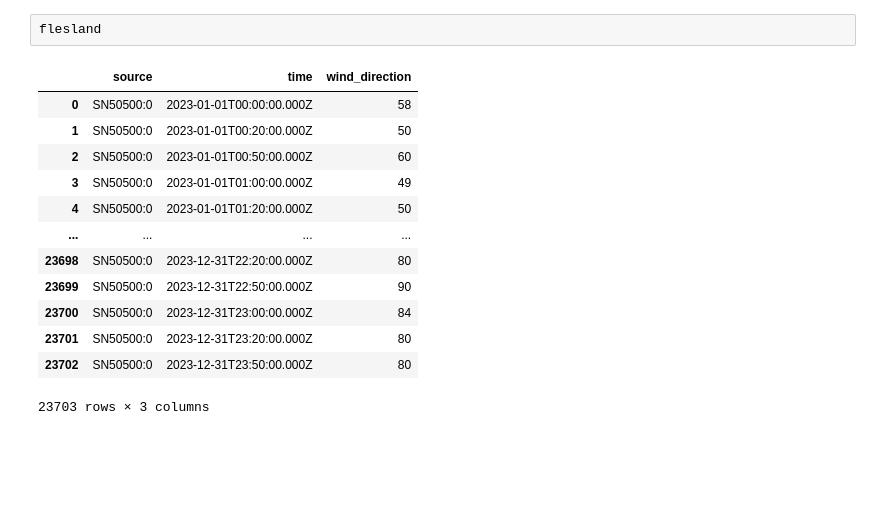
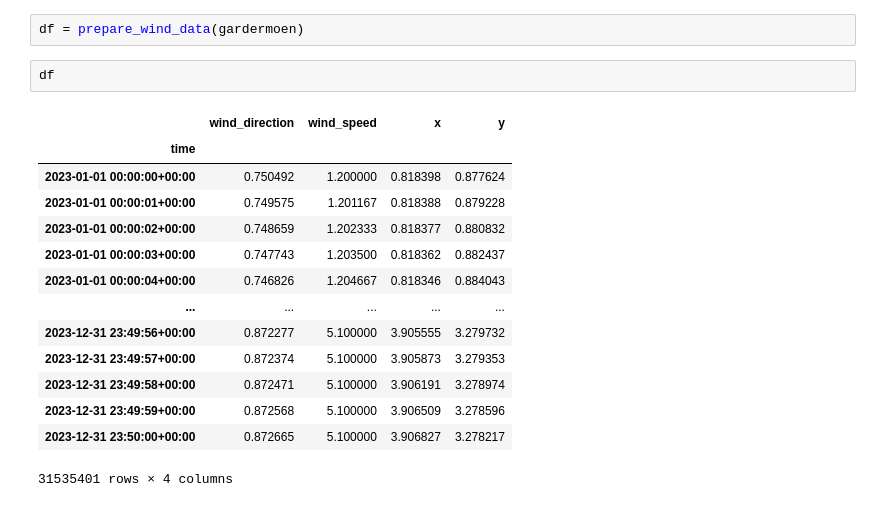
Before and after one commit to tobbensol/masters-thesis, a Jupyter notebook: FROST_API_TEST.ipynb, the cells around one changed output. Drawn from its saved outputs; the diff is of its cells as text; blank space fills up the shorter version.

Commit message:
put wind data in the needed format

```diff
--- a/FROST_API_TEST.ipynb
+++ b/FROST_API_TEST.ipynb
@@ -22,16 +23,19 @@ gardermoen
-# %%
-flesland
-# %% [output]
-|  | source | time | wind_direction |
-| 0 | SN50500:0 | 2023-01-01T00:00:00.000Z | 58 |
-| 1 | SN50500:0 | 2023-01-01T00:20:00.000Z | 50 |
-| 2 | SN50500:0 | 2023-01-01T00:50:00.000Z | 60 |
-| 3 | SN50500:0 | 2023-01-01T01:00:00.000Z | 49 |
-| 4 | SN50500:0 | 2023-01-01T01:20:00.000Z | 50 |
-| ... | ... | ... | ... |
-| 23698 | SN50500:0 | 2023-12-31T22:20:00.000Z | 80 |
-| 23699 | SN50500:0 | 2023-12-31T22:50:00.000Z | 90 |
-| 23700 | SN50500:0 | 2023-12-31T23:00:00.000Z | 84 |
-| 23701 | SN50500:0 | 2023-12-31T23:20:00.000Z | 80 |
-| 23702 | SN50500:0 | 2023-12-31T23:50:00.000Z | 80 |
-23703 rows × 3 columns
+# %%
+df = prepare_wind_data(gardermoen)
+# %%
+df
+# %% [output]
+|  | wind_direction | wind_speed | x | y |
+| time |  |  |  |  |
+| 2023-01-01 00:00:00+00:00 | 0.750492 | 1.200000 | 0.818398 | 0.877624 |
+| 2023-01-01 00:00:01+00:00 | 0.749575 | 1.201167 | 0.818388 | 0.879228 |
+| 2023-01-01 00:00:02+00:00 | 0.748659 | 1.202333 | 0.818377 | 0.880832 |
+| 2023-01-01 00:00:03+00:00 | 0.747743 | 1.203500 | 0.818362 | 0.882437 |
+| 2023-01-01 00:00:04+00:00 | 0.746826 | 1.204667 | 0.818346 | 0.884043 |
+| ... | ... | ... | ... | ... |
+| 2023-12-31 23:49:56+00:00 | 0.872277 | 5.100000 | 3.905555 | 3.279732 |
+| 2023-12-31 23:49:57+00:00 | 0.872374 | 5.100000 | 3.905873 | 3.279353 |
+| 2023-12-31 23:49:58+00:00 | 0.872471 | 5.100000 | 3.906191 | 3.278974 |
+| 2023-12-31 23:49:59+00:00 | 0.872568 | 5.100000 | 3.906509 | 3.278596 |
+| 2023-12-31 23:50:00+00:00 | 0.872665 | 5.100000 | 3.906827 | 3.278217 |
+31535401 rows × 4 columns
```
Also changed, not shown: parts of 5 cells of this notebook, 3 other files.
